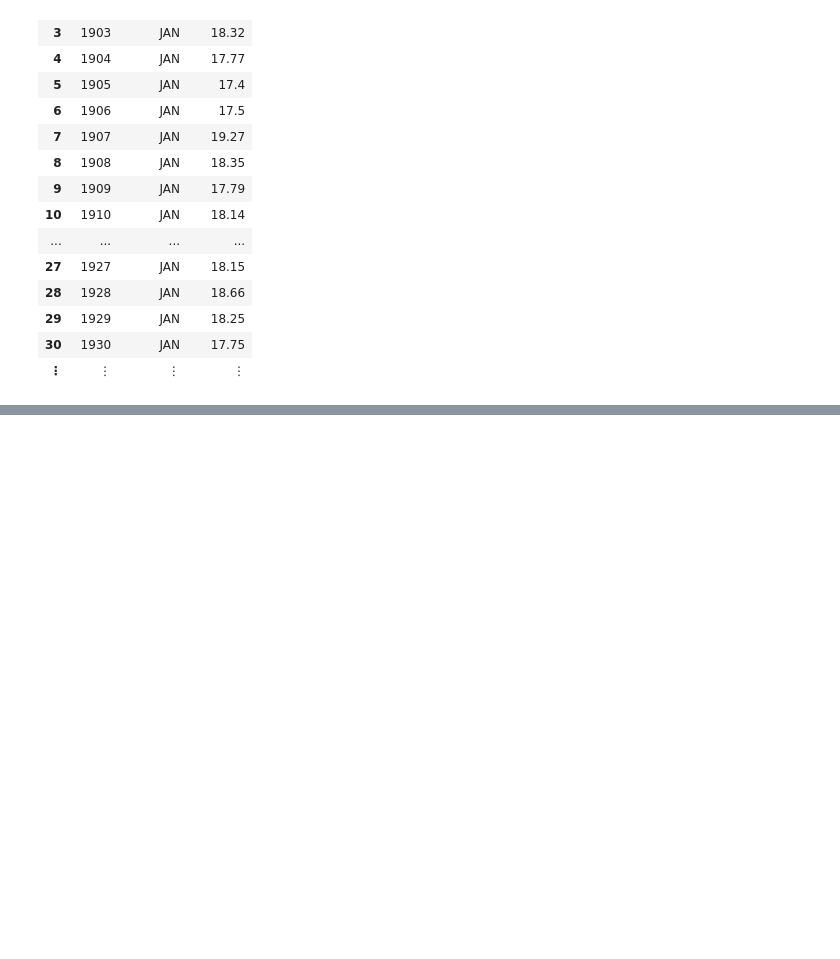
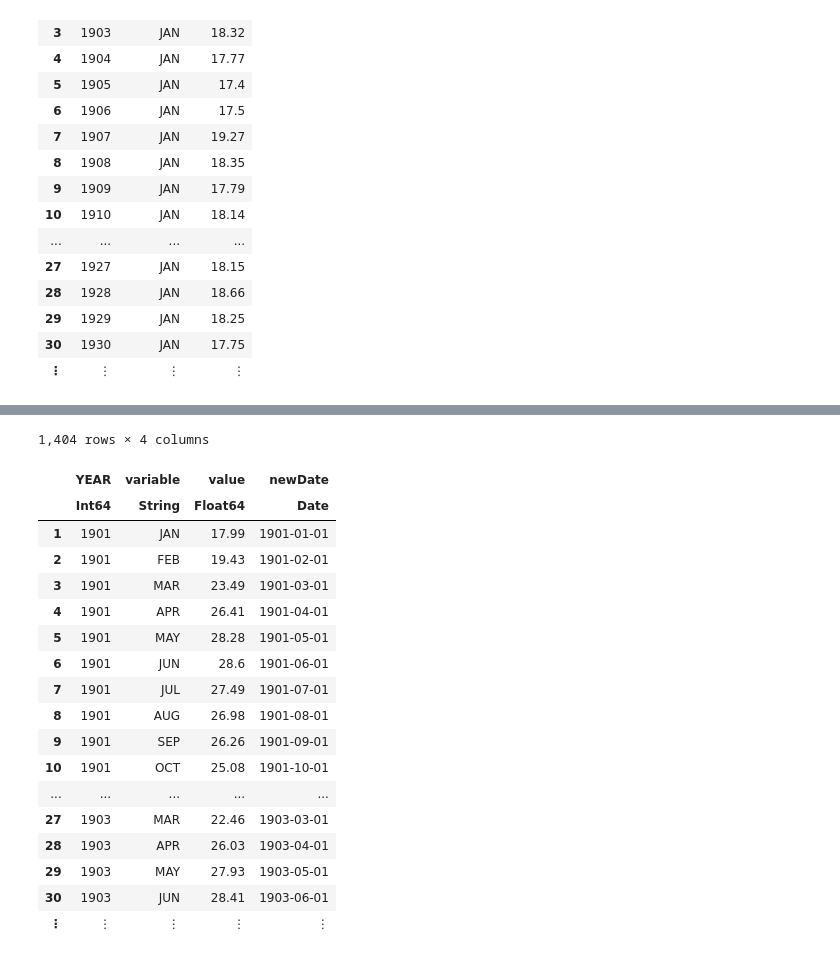
Before and after one commit to dev30k/WeatherPrediction, a Jupyter notebook: WeatherPrediction.ipynb, the cells around one changed output, grey strips where cells are left out. Saved outputs shown, nothing was run; the diff lists cells and outputs as text; code cells hidden in the pictures; blank space fills up the shorter version.

```diff
--- a/WeatherPrediction.ipynb
+++ b/WeatherPrediction.ipynb
@@ -140,0 +209,22 @@ Closest candidates are:
+# %%
+sort!(data2, (:newDate))
+# %% [output]
+1,404 rows × 4 columns
+|  | YEAR | variable | value | newDate |
+|  | Int64 | String | Float64 | Date |
+| 1 | 1901 | JAN | 17.99 | 1901-01-01 |
+| 2 | 1901 | FEB | 19.43 | 1901-02-01 |
+| 3 | 1901 | MAR | 23.49 | 1901-03-01 |
+| 4 | 1901 | APR | 26.41 | 1901-04-01 |
+| 5 | 1901 | MAY | 28.28 | 1901-05-01 |
+| 6 | 1901 | JUN | 28.6 | 1901-06-01 |
+| 7 | 1901 | JUL | 27.49 | 1901-07-01 |
+| 8 | 1901 | AUG | 26.98 | 1901-08-01 |
+| 9 | 1901 | SEP | 26.26 | 1901-09-01 |
+| 10 | 1901 | OCT | 25.08 | 1901-10-01 |
+| ... | ... | ... | ... | ... |
+| 27 | 1903 | MAR | 22.46 | 1903-03-01 |
+| 28 | 1903 | APR | 26.03 | 1903-04-01 |
+| 29 | 1903 | MAY | 27.93 | 1903-05-01 |
+| 30 | 1903 | JUN | 28.41 | 1903-06-01 |
+| ⋮ | ⋮ | ⋮ | ⋮ | ⋮ |
```
Also changed, not shown: parts of 18 cells of this notebook.
